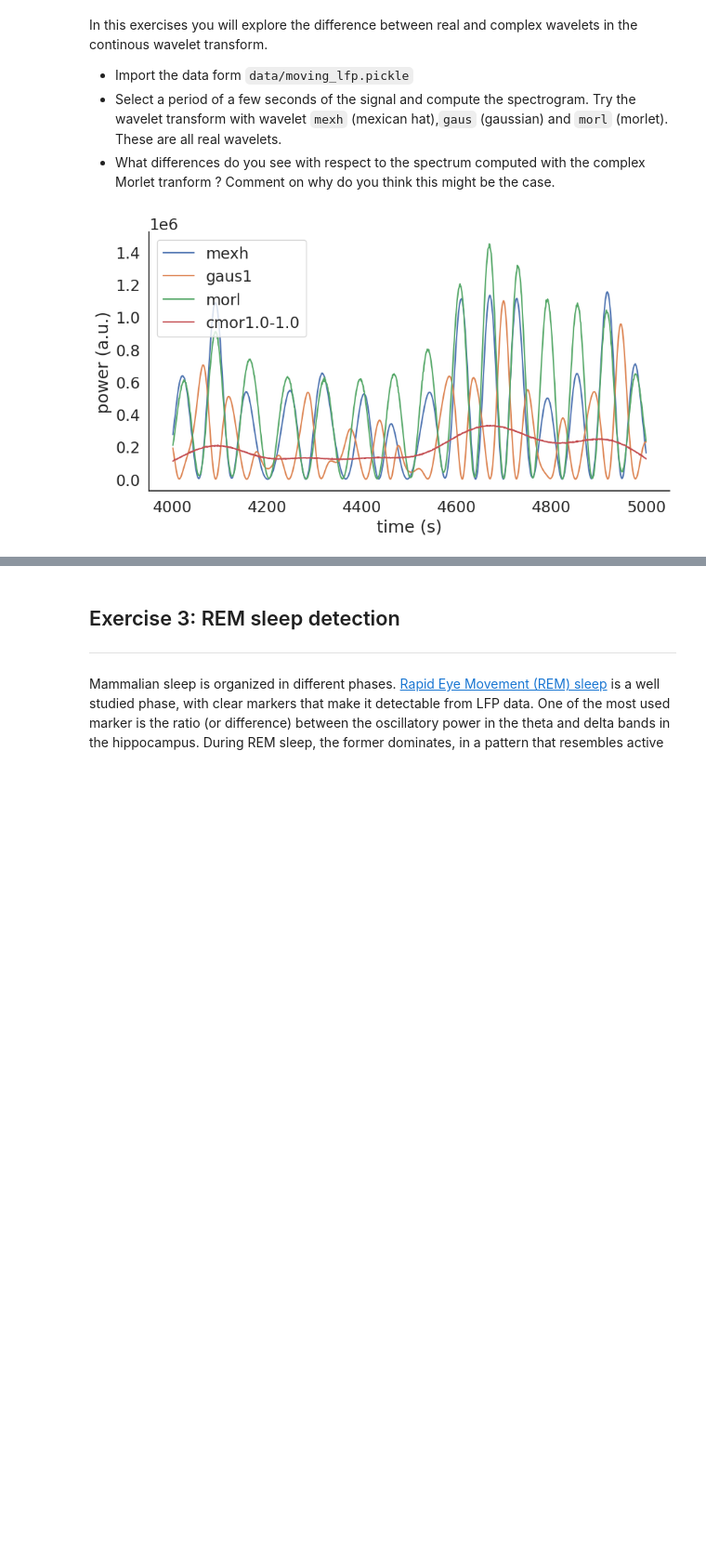
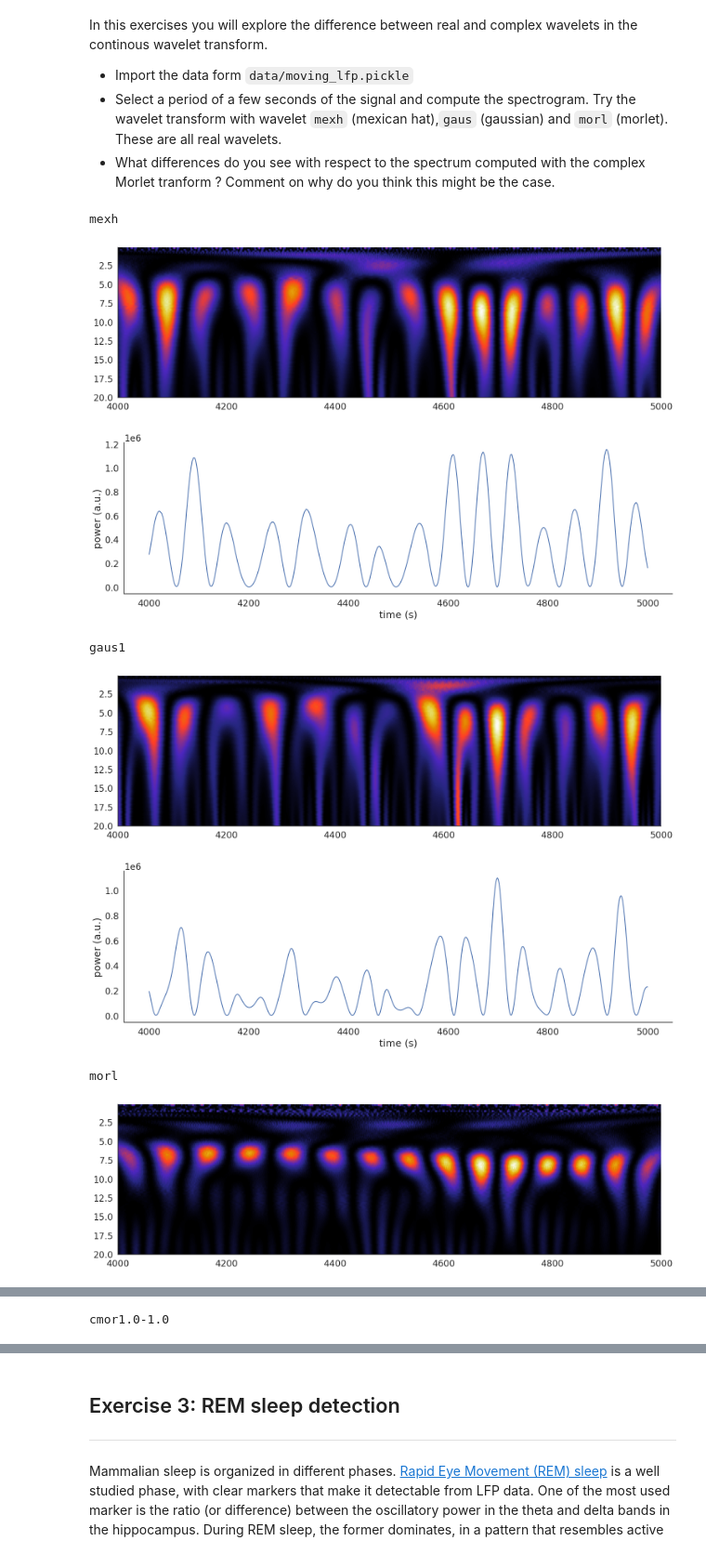
Before and after one commit to TSchwierz/NeuroAnalysis, a Jupyter notebook: LFPexercise.ipynb, the cells around one changed output, grey strips where cells are left out. Shown at 93% size. Cells and saved outputs as stored; diff of their text form; code cells hidden in the pictures; blank space fills up the shorter version.

```diff
--- a/LFPexercise.ipynb
+++ b/LFPexercise.ipynb
@@ -113,27 +112,38 @@ In this exercises you will explore the difference between real and complex wavel
 from scipy import signal
 from pywt import scale2frequency
 from pywt import cwt
+plt.rcParams["figure.figsize"] = (18,5)
 # %%
 start = N(4)
 end = N(5)
 
 sig = lfp[start:end]
 sig = sig - np.mean(sig) # get rid of 0 frequency component
-frequencies =  np.linspace(6,10,50)/sampling_rate
+frequencies =  np.linspace(0.1,20,100)/sampling_rate
+frequencies2 =  np.linspace(6,10,50)/sampling_rate
 wavelets = ['mexh', 'gaus1', 'morl', 'cmor1.0-1.0']
-plt.figure(figsize=(10,5))
+
 
 for wavelet in wavelets:
+    print(wavelet)
     scales = scale2frequency(wavelet, frequencies)
-    cwtmatr, _ = cwt(sig, wavelet=wavelet, scales=scales,
-                      sampling_period=1.0/sampling_rate)
+    scales2 = scale2frequency(wavelet, frequencies2)
+    cwtmatr, _ = cwt(sig, wavelet=wavelet, scales=scales, sampling_period=1.0/sampling_rate)
+    cwtmatr2, _ = cwt(sig, wavelet=wavelet, scales=scales2, sampling_period=1.0/sampling_rate)
+    power = np.mean(abs(cwtmatr2)**2,axis=0)
 
-    power = np.mean(abs(cwtmatr)**2,axis=0)
-
+    plt.imshow(abs(cwtmatr)**2, extent=[start,end,frequencies[-1]*sampling_rate, frequencies[0]*sampling_rate], aspect='auto', cmap='CMRmap')
+    plt.show()
     plt.plot(np.linspace(start, end, len(power)), power, label=wavelet)
     plt.xlabel('time (s)')
     plt.ylabel('power (a.u.)')
-plt.legend()
-plt.show()
+    plt.show()
 # %% [output]
+mexh
-[figure, old version]
+[figure, new version]
+[figure, added]
+gaus1
+[figure, added]
+[figure, added]
+morl
+[figure, added]
@@ -139,0 +151 @@ plt.show()
+cmor1.0-1.0
```
Also changed, not shown: parts of 13 cells of this notebook.
